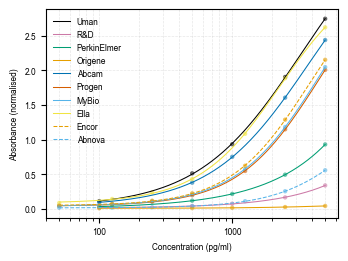
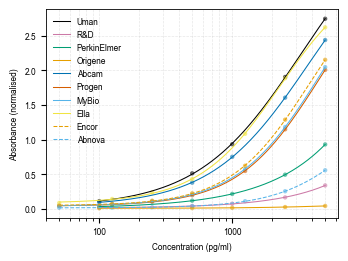
Code edit (unified diff) that turned the first committed figure into the second:
--- before
+++ after
@@ -13,4 +13,6 @@
 plt.rcParams['legend.fontsize'] = 6
 plt.rcParams['scatter.edgecolors'] = 'none'
+plt.rcParams['axes.linewidth'] = 0.6
+
 
 fig, ax = plt.subplots(figsize=(88/25.4, 66/25.4))

Commit: Add trauma notebook